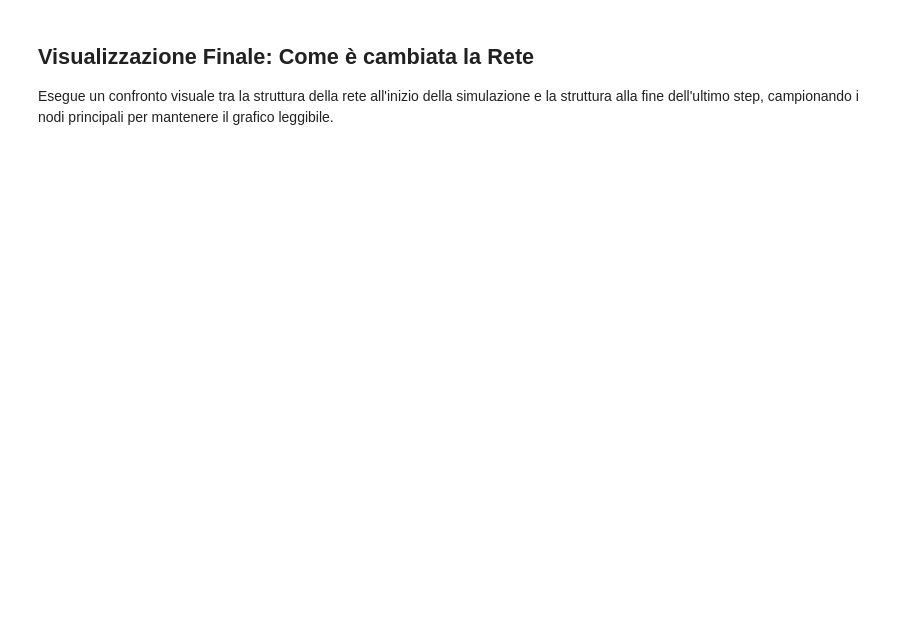
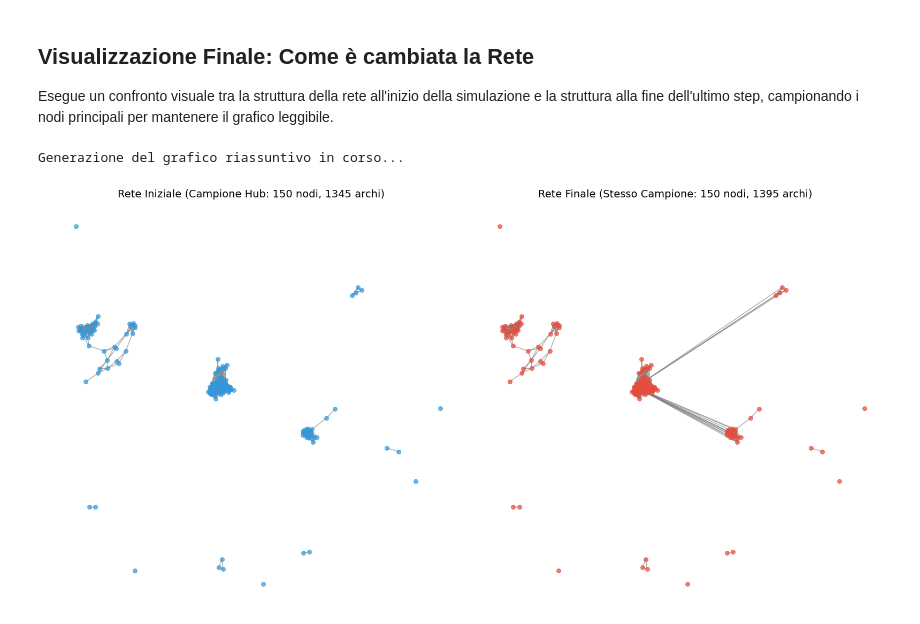
Before and after one commit to stefaano19/progettoASM, a Jupyter notebook: notebooks/kaggle_full_run.ipynb, the cells around one changed output. Saved outputs shown, nothing was run; the diff lists cells and outputs as text; code cells hidden in the pictures; blank space fills up the shorter version.

Commit message:
final_version

```diff
--- a/notebooks/kaggle_full_run.ipynb
+++ b/notebooks/kaggle_full_run.ipynb
@@ -123,11 +223,11 @@ else:
 
 CONFIG_PATH       = 'config.yaml'
 USE_MOCK_LLM      = False       # False = usa il vero LLM
-PHASE2_STEPS      = 60          # N. step da eseguire IN QUESTA SESSIONE (non totali!)
+PHASE2_STEPS      = 0          # N. step da eseguire IN QUESTA SESSIONE (non totali!)
 PHASE3_STEPS      = 5           # Step post-intervento
 CELF_BUDGET_K     = 10          # Fact-checker da iniettare
 SKIP_DOWNLOAD     = True        # True se ogbl-collab e' gia' in cache
-RESUME_FROM_CKPT  = False       # True per riprendere da checkpoint Fase 2
+RESUME_FROM_CKPT  = True       # True per riprendere da checkpoint Fase 2
 
 # --- Sampling (Forest Fire) ---
 SAMPLING_STRATEGY = 'forest_fire'  # bfs_seed | random_walk | random_nodes | forest_fire
@@ -139,8 +239,8 @@ TARGET_NODES      = 5000         # Nodi target nel sottografo
 #   1. Aggiungi l'output della versione precedente come dataset input
 #   2. Imposta PREV_VERSION_CKPT_INPUT al path del file .pkl
 #   3. Imposta RESUME_FROM_CKPT = True
-PREV_VERSION_CKPT_INPUT = None  # Path del .pkl dalla versione precedente (None = prima run)
-PREV_VERSION_CSV_INPUT  = None  # Path del metrics_history.csv dalla versione precedente
+PREV_VERSION_CKPT_INPUT = "/kaggle/input/notebooks/developerstefa/notebookdefsnm/ckpt_step_0093.pkl"  # Path del .pkl dalla versione precedente (None = prima run)
+PREV_VERSION_CSV_INPUT  = "/kaggle/input/notebooks/developerstefa/notebookdefsnm/metrics_history.csv"  # Path del metrics_history.csv dalla versione precedente
 
 print('Parametri pipeline:')
 print(f'  CONFIG_PATH             = {CONFIG_PATH}')
@@ -774,8 +1079,8 @@ pipeline_summary = {
         'echo_chamber_index_baseline': round(baseline_metrics.get('echo_chamber_index') or 0.0, 4),
     },
     'phase1': {
-        'n_patient_zeros': len(patient_zero_ids),
-        'patient_zero_ids': patient_zero_ids,
+        'n_patient_zeros': len(orch._patient_zero_ids),
+        'patient_zero_ids': orch._patient_zero_ids,
         'strategy': cfg.simulation.seeder_strategy,
     },
     'phase2': {
@@ -847,33 +1166,36 @@ if checkpoints and G_init:
         ckpt_data = pickle.load(f)
 
     # Estrai il grafo finale dal NetworkManager salvato
-    G_final = ckpt_data.network_manager.G
+    G_final = ckpt_data.graph_payload["graph"]
 
     # Campionamento: visualizzare 30k nodi creerebbe una macchia nera.
     # Selezioniamo un campione dei 150 nodi più connessi (hub)
     degrees = dict(G_init.degree())
     top_nodes = sorted(degrees, key=degrees.get, reverse=True)[:150]
 
     # Estrai i sottografi per il campione
     sub_init = G_init.subgraph(top_nodes)
     sub_final = G_final.subgraph(top_nodes)
 
     fig, (ax1, ax2) = plt.subplots(1, 2, figsize=(16, 8))
 
     # Fissa il layout in base al grafo iniziale per poter confrontare visivamente
     pos = nx.spring_layout(sub_init, seed=42)
 
     # Disegna Rete Iniziale
     nx.draw(sub_init, pos, ax=ax1, node_size=30, node_color='#3498db', edge_color='gray', alpha=0.7)
     ax1.set_title(f"Rete Iniziale (Campione Hub: {sub_init.number_of_nodes()} nodi, {sub_init.number_of_edges()} archi)", fontsize=14, pad=15)
 
     # Disegna Rete Finale
     nx.draw(sub_final, pos, ax=ax2, node_size=30, node_color='#e74c3c', edge_color='gray', alpha=0.7)
     ax2.set_title(f"Rete Finale (Stesso Campione: {sub_final.number_of_nodes()} nodi, {sub_final.number_of_edges()} archi)", fontsize=14, pad=15)
 
     plt.tight_layout()
     os.makedirs('results/figures', exist_ok=True)
     plt.savefig('results/figures/network_comparison_summary.png', dpi=150, bbox_inches='tight')
     plt.show()
 else:
     print("Impossibile caricare i dati per il confronto. Verifica che la simulazione abbia salvato i checkpoint.")
+# %% [output]
+Generazione del grafico riassuntivo in corso...
+[figure, added]
```
Also changed, not shown: parts of 27 cells of this notebook.
